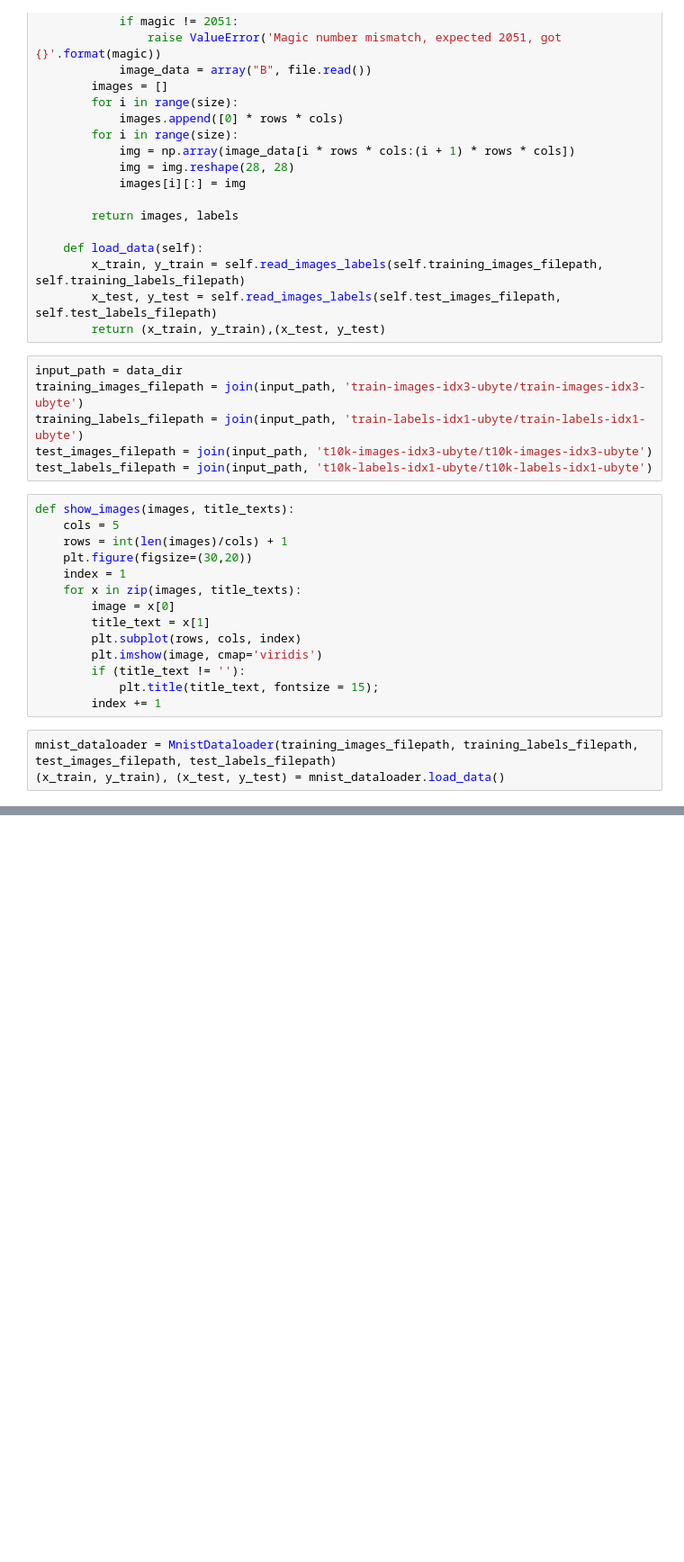
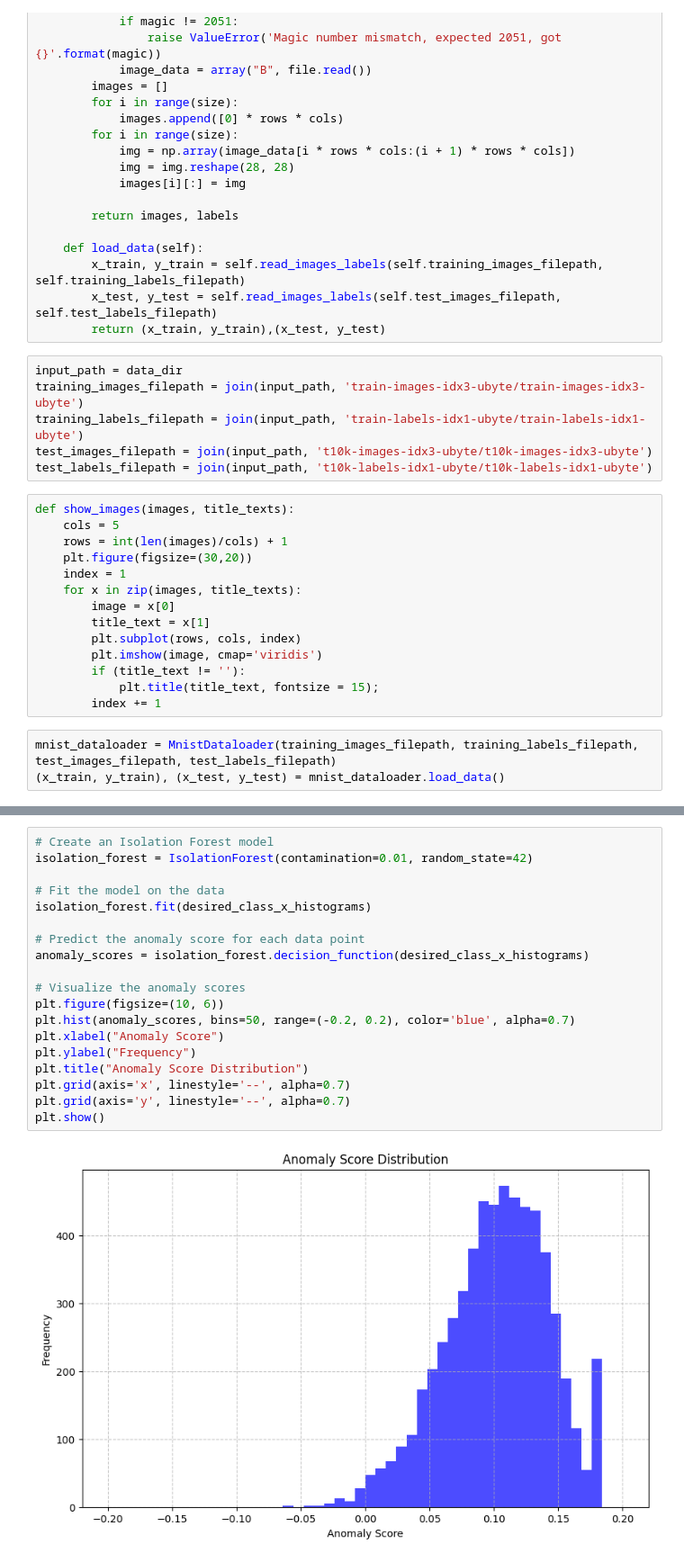
Before and after one commit to rytisss/StatisticalImageAnalysis, a Jupyter notebook: MNIST.ipynb, the cells around one changed output, grey strips where cells are left out. Shown: that part at 90% size. Saved outputs shown, nothing was run; the diff lists cells and outputs as text; blank space fills up the shorter version.

```diff
--- a/MNIST.ipynb
+++ b/MNIST.ipynb
@@ -136,0 +175,21 @@ draw_pixel_distribution('Test', np.concatenate(x_test).flatten())
+# %%
+# Create an Isolation Forest model
+isolation_forest = IsolationForest(contamination=0.01, random_state=42)
+
+# Fit the model on the data
+isolation_forest.fit(desired_class_x_histograms)
+
+# Predict the anomaly score for each data point
+anomaly_scores = isolation_forest.decision_function(desired_class_x_histograms)
+
+# Visualize the anomaly scores
+plt.figure(figsize=(10, 6))
+plt.hist(anomaly_scores, bins=50, range=(-0.2, 0.2), color='blue', alpha=0.7)
+plt.xlabel("Anomaly Score")
+plt.ylabel("Frequency")
+plt.title("Anomaly Score Distribution")
+plt.grid(axis='x', linestyle='--', alpha=0.7)
+plt.grid(axis='y', linestyle='--', alpha=0.7)
+plt.show()
+# %% [output]
+[figure, added]
```
Also changed, not shown: parts of 17 cells of this notebook.
